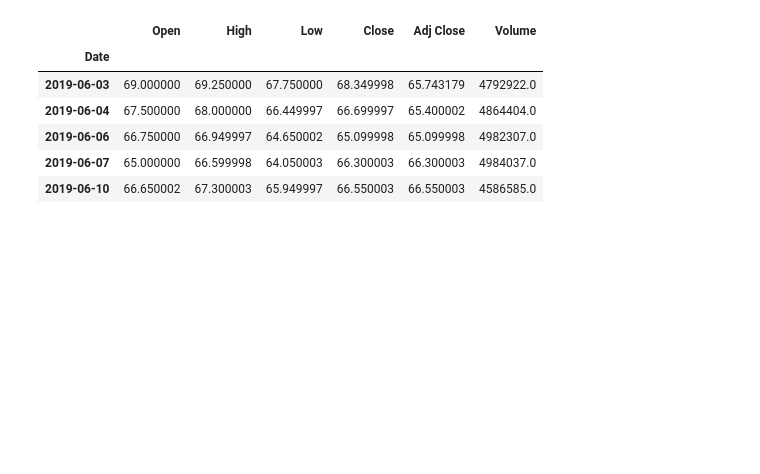
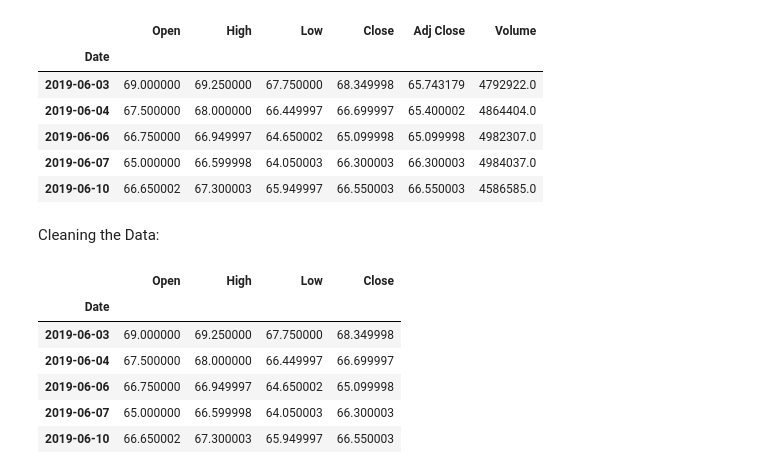
Before and after one commit to DeepankarAcharyya/Time_Series_Data, a Jupyter notebook: Time_Series_Analysis_Stock_Price.ipynb, the cells around one changed output. Cells and saved outputs as stored; diff of their text form; code cells hidden in the pictures; blank space fills up the shorter version.

```diff
--- a/Time_Series_Analysis_Stock_Price.ipynb
+++ b/Time_Series_Analysis_Stock_Price.ipynb
@@ -38,3 +40,19 @@ data.head()
 | 2019-06-06 | 66.750000 | 66.949997 | 64.650002 | 65.099998 | 65.099998 | 4982307.0 |
 | 2019-06-07 | 65.000000 | 66.599998 | 64.050003 | 66.300003 | 66.300003 | 4984037.0 |
 | 2019-06-10 | 66.650002 | 67.300003 | 65.949997 | 66.550003 | 66.550003 | 4586585.0 |
+# %% [markdown]
+Cleaning the Data:
+# %%
+drop_cols=['Adj Close', 'Volume']
+
+data.drop(drop_cols, axis=1, inplace=True)
+
+data.head()
+# %% [output]
+|  | Open | High | Low | Close |
+| Date |  |  |  |  |
+| 2019-06-03 | 69.000000 | 69.250000 | 67.750000 | 68.349998 |
+| 2019-06-04 | 67.500000 | 68.000000 | 66.449997 | 66.699997 |
+| 2019-06-06 | 66.750000 | 66.949997 | 64.650002 | 65.099998 |
+| 2019-06-07 | 65.000000 | 66.599998 | 64.050003 | 66.300003 |
+| 2019-06-10 | 66.650002 | 67.300003 | 65.949997 | 66.550003 |
```
Also changed, not shown: parts of 5 cells of this notebook.
